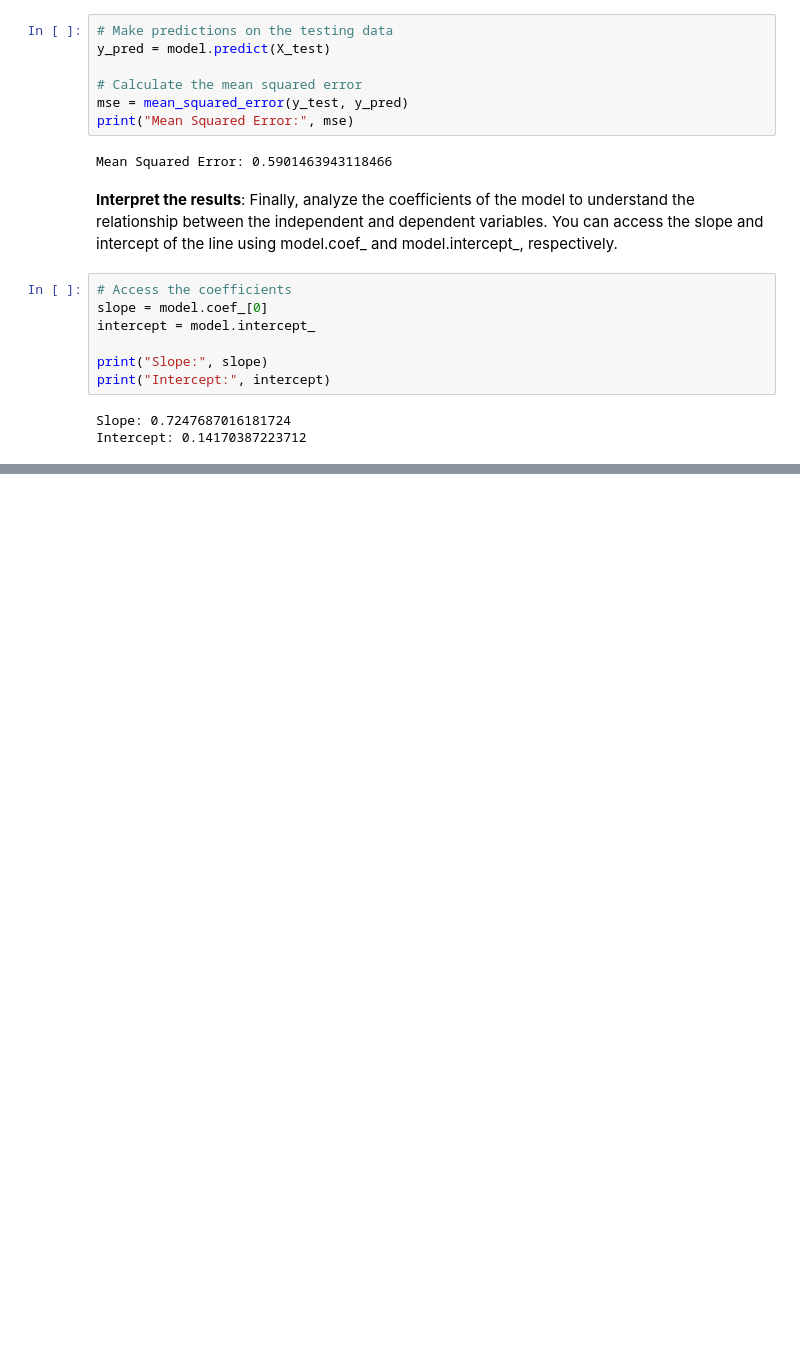
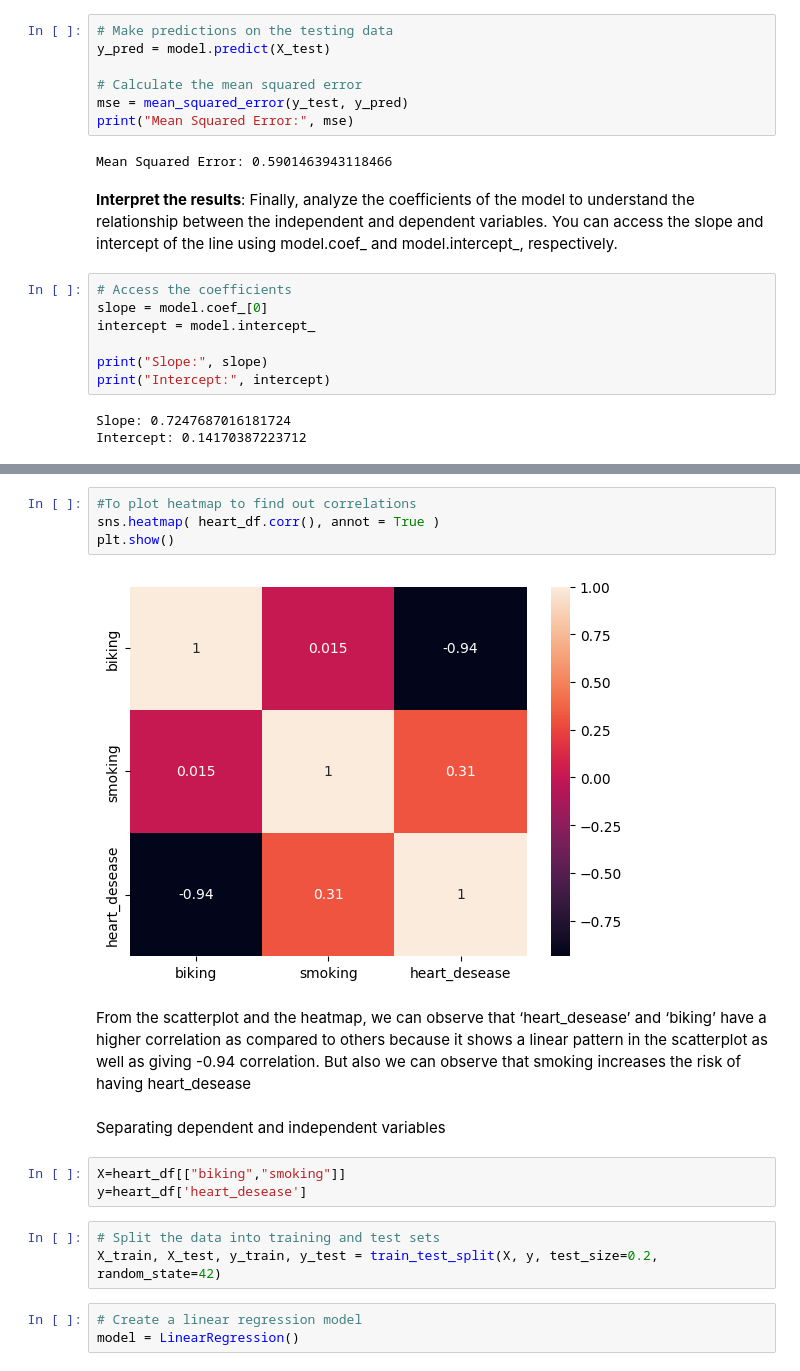
Before and after one commit to pavi-1994/linear_regression, a Jupyter notebook: Simple_linear_regression.ipynb, the cells around one changed output, grey strips where cells are left out. Saved outputs shown, nothing was run; the diff lists cells and outputs as text; blank space fills up the shorter version.

```diff
--- a/Simple_linear_regression.ipynb
+++ b/Simple_linear_regression.ipynb
@@ -190,0 +265,20 @@ Intercept: 0.14170387223712
+# %%
+#To plot heatmap to find out correlations
+sns.heatmap( heart_df.corr(), annot = True )
+plt.show()
+# %% [output]
+[figure, added]
+# %% [markdown]
+From the scatterplot and the heatmap, we can observe that ‘heart_desease’ and ‘biking’ have a higher correlation as compared to others because it shows a linear pattern in the scatterplot as well as giving -0.94 correlation.
+But also we can observe that smoking increases the risk of having heart_desease
+# %% [markdown]
+Separating dependent and independent variables
+# %%
+X=heart_df[["biking","smoking"]]
+y=heart_df['heart_desease']
+# %%
+# Split the data into training and test sets
+X_train, X_test, y_train, y_test = train_test_split(X, y, test_size=0.2, random_state=42)
+# %%
+# Create a linear regression model
+model = LinearRegression()
```
Also changed, not shown: parts of 22 cells of this notebook.
